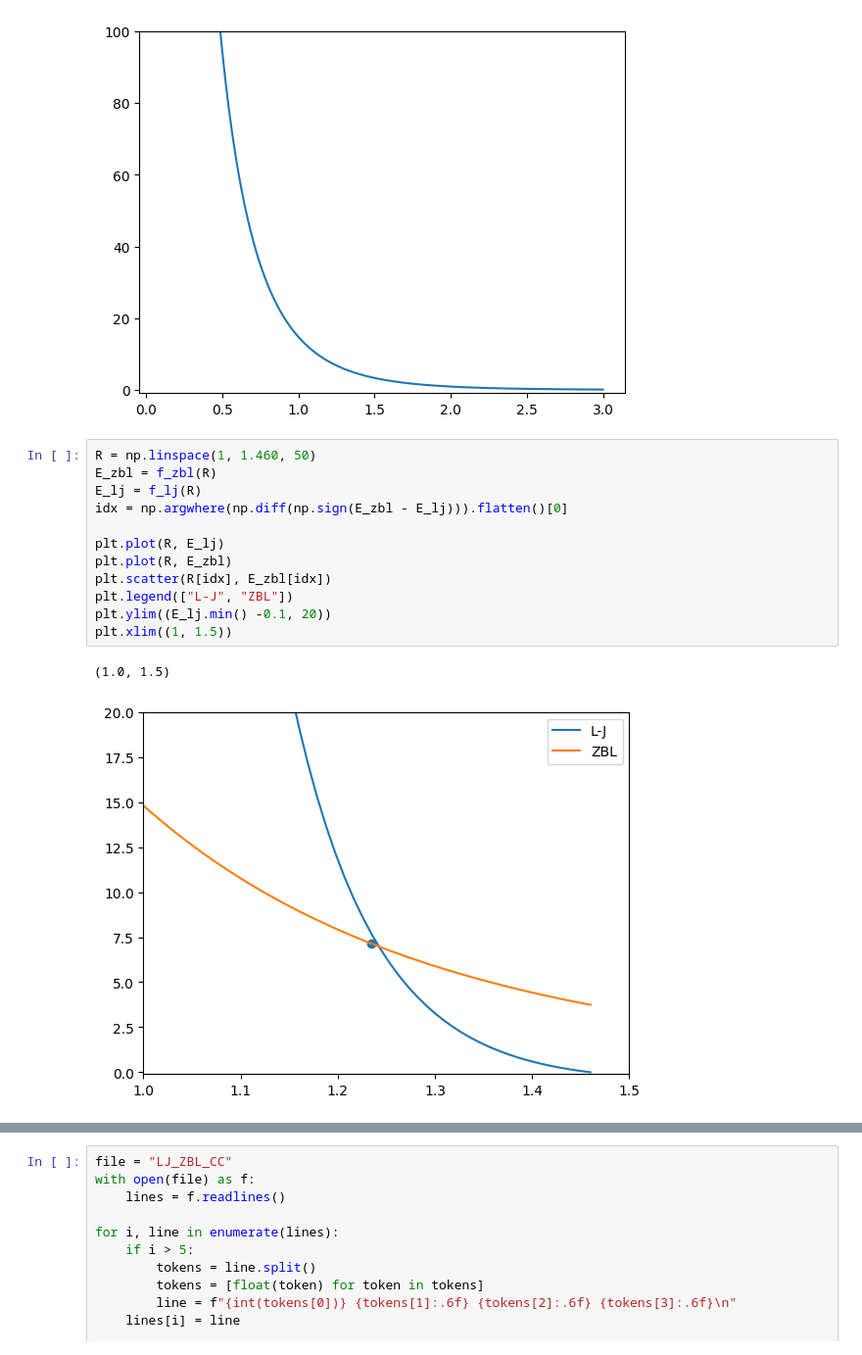
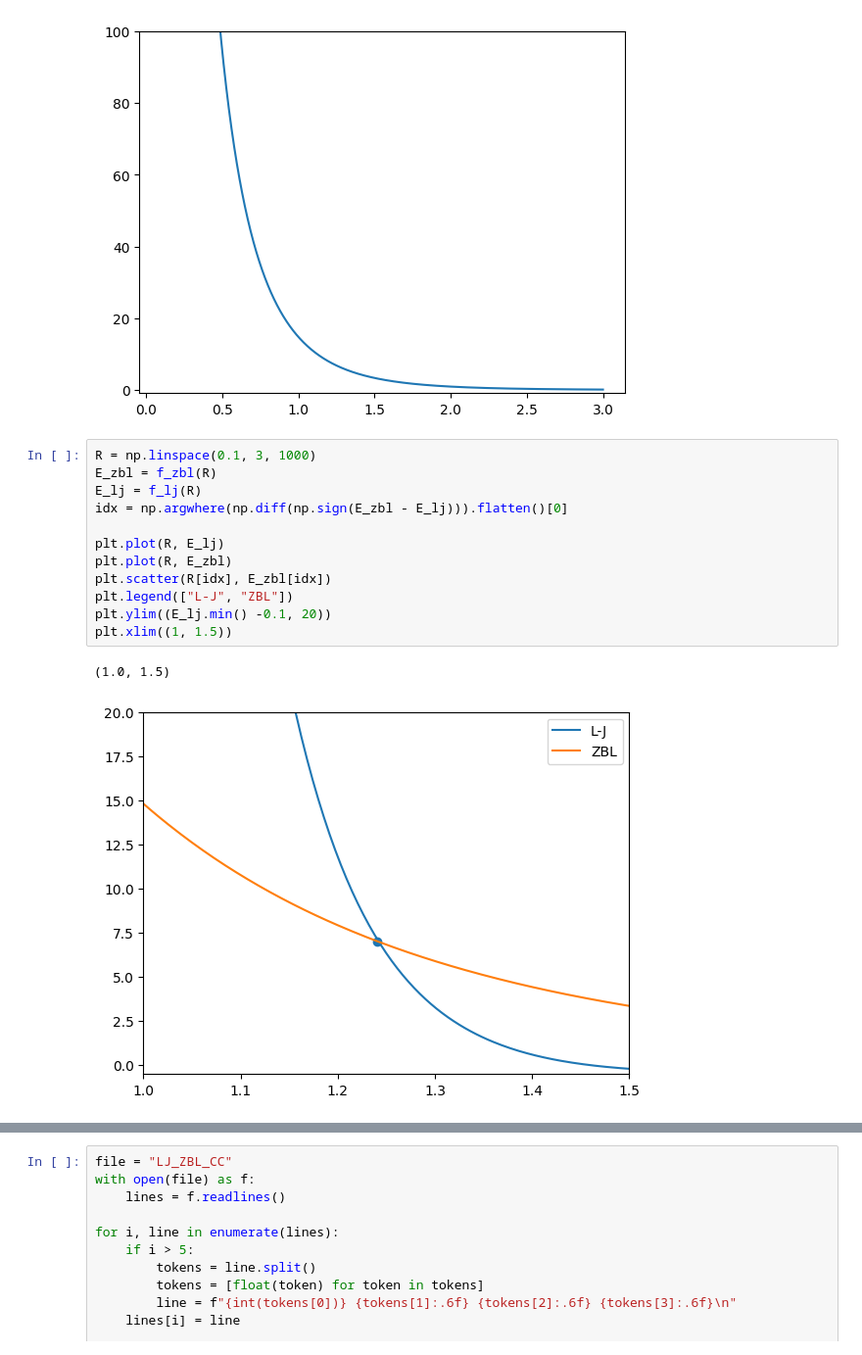
Before and after one commit to denisstrizhkin/C60-Si-fall-sim, a Jupyter notebook: potentials/lj_zbl.ipynb, the cells around one changed output, grey strips where cells are left out. Shown at 98% size. Drawn from its saved outputs; the diff is of its cells as text.

```diff
--- a/potentials/lj_zbl.ipynb
+++ b/potentials/lj_zbl.ipynb
@@ -73,19 +74,19 @@ plt.ylim((E.min() - 1, 100))
 (-0.8813533110640721, 100.0)
 [figure]
 # %%
-R = np.linspace(1, 1.460, 50)
+R = np.linspace(0.1, 3, 1000)
 E_zbl = f_zbl(R)
 E_lj = f_lj(R)
 idx = np.argwhere(np.diff(np.sign(E_zbl - E_lj))).flatten()[0]
 
 plt.plot(R, E_lj)
 plt.plot(R, E_zbl)
 plt.scatter(R[idx], E_zbl[idx])
 plt.legend(["L-J", "ZBL"])
 plt.ylim((E_lj.min() -0.1, 20))
 plt.xlim((1, 1.5))
 # %% [output]
 (1.0, 1.5)
-[figure, old version]
+[figure, new version]
 # %%
 center = R[idx]
```
Also changed, not shown: parts of 9 cells of this notebook, 2 other files.
